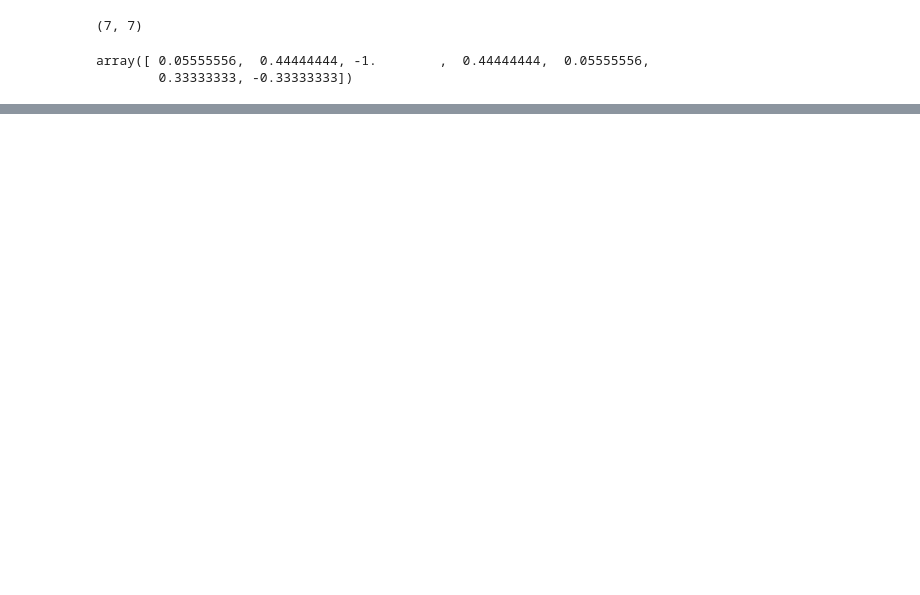
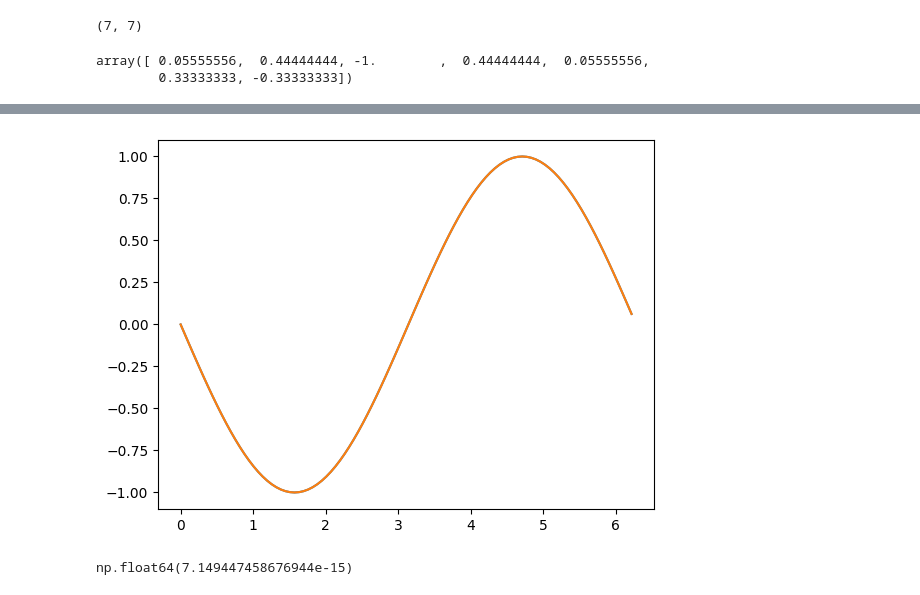
Before and after one commit to kz2wd/flow-diffuse, a Jupyter notebook: deriv_scheme_6th_order.ipynb, the cells around one changed output, grey strips where cells are left out. Saved outputs shown, nothing was run; the diff lists cells and outputs as text; code cells hidden in the pictures; blank space fills up the shorter version.

```diff
--- a/deriv_scheme_6th_order.ipynb
+++ b/deriv_scheme_6th_order.ipynb
@@ -41,0 +63,16 @@ array([ 5.55555556e-02,  4.44444444e-01, -1.00000000e+00,  4.44444444e-01,
+# %%
+def derive_spectral(x, h):
+    freq = np.fft.fftfreq(x.shape[0], d=h) * 2.0 * np.pi
+    x_hat = np.fft.fft(x)
+    x_hat_prime = x_hat * 1.0j * freq
+    return np.fft.ifft(x_hat_prime).real
+# %%
+plt.plot(x, derive_spectral(np.cos(x), d / res))
+plt.plot(x, -np.sin(x))
+plt.show()
+# %% [output]
+[figure, added]
+# %%
+rel_rmse(derive_spectral(np.cos(x), d / res), -np.sin(x))
+# %% [output]
+np.float64(7.149447458676944e-15)
```
Also changed, not shown: parts of 18 cells of this notebook.
